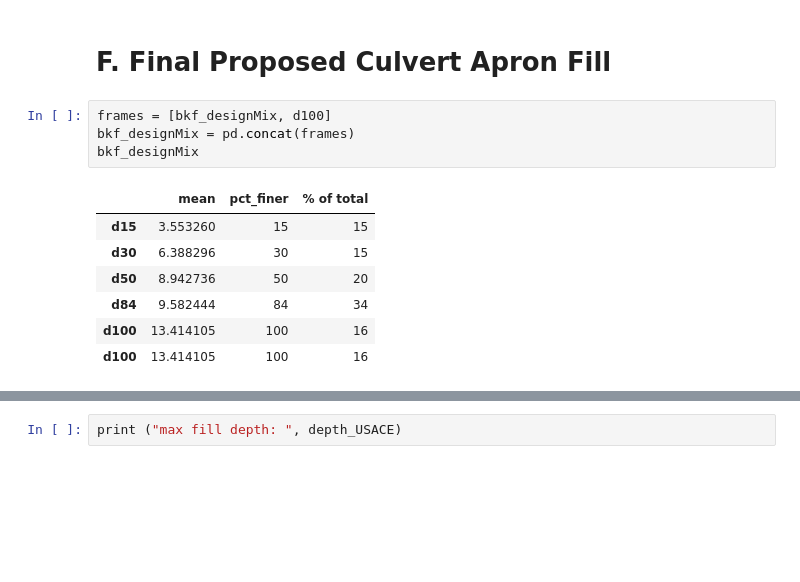
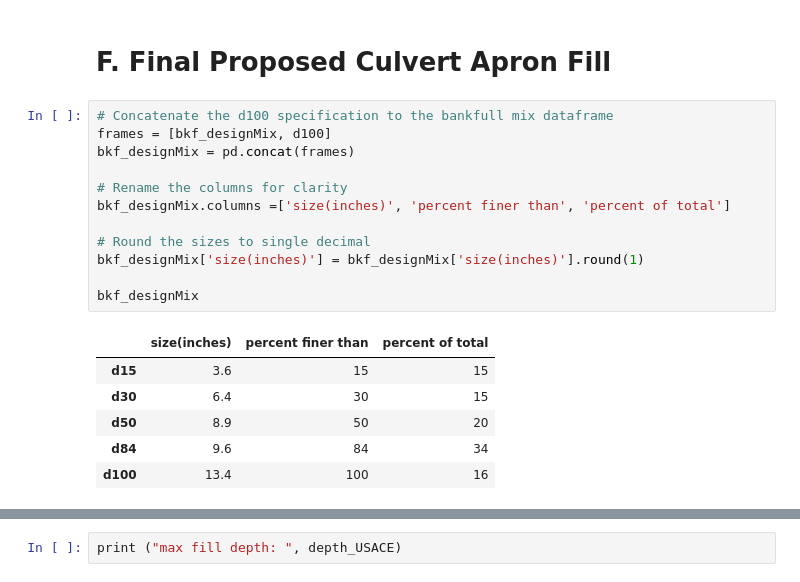
Before and after one commit to indielyt/Python_Hydraulics, a Jupyter notebook: GoldRun_CulvertFillAnalysis.ipynb, the cells around one changed output, grey strips where cells are left out. Cells and saved outputs as stored; diff of their text form; blank space fills up the shorter version.

```diff
--- a/GoldRun_CulvertFillAnalysis.ipynb
+++ b/GoldRun_CulvertFillAnalysis.ipynb
@@ -715,15 +696,22 @@ d100
 | d100 | 13.414105 | 100 | 16 |
 # %% [markdown]
 # F. Final Proposed Culvert Apron Fill
-# %%
-frames = [bkf_designMix, d100]
-bkf_designMix = pd.concat(frames)
-bkf_designMix
-# %% [output]
-|  | mean | pct_finer | % of total |
-| d15 | 3.553260 | 15 | 15 |
-| d30 | 6.388296 | 30 | 15 |
-| d50 | 8.942736 | 50 | 20 |
-| d84 | 9.582444 | 84 | 34 |
-| d100 | 13.414105 | 100 | 16 |
-| d100 | 13.414105 | 100 | 16 |
+# %%
+# Concatenate the d100 specification to the bankfull mix dataframe
+frames = [bkf_designMix, d100]
+bkf_designMix = pd.concat(frames)
+
+# Rename the columns for clarity
+bkf_designMix.columns =['size(inches)', 'percent finer than', 'percent of total']
+
+# Round the sizes to single decimal
+bkf_designMix['size(inches)'] = bkf_designMix['size(inches)'].round(1)
+
+bkf_designMix
+# %% [output]
+|  | size(inches) | percent finer than | percent of total |
+| d15 | 3.6 | 15 | 15 |
+| d30 | 6.4 | 30 | 15 |
+| d50 | 8.9 | 50 | 20 |
+| d84 | 9.6 | 84 | 34 |
+| d100 | 13.4 | 100 | 16 |
```
Also changed, not shown: parts of 11 cells of this notebook.
